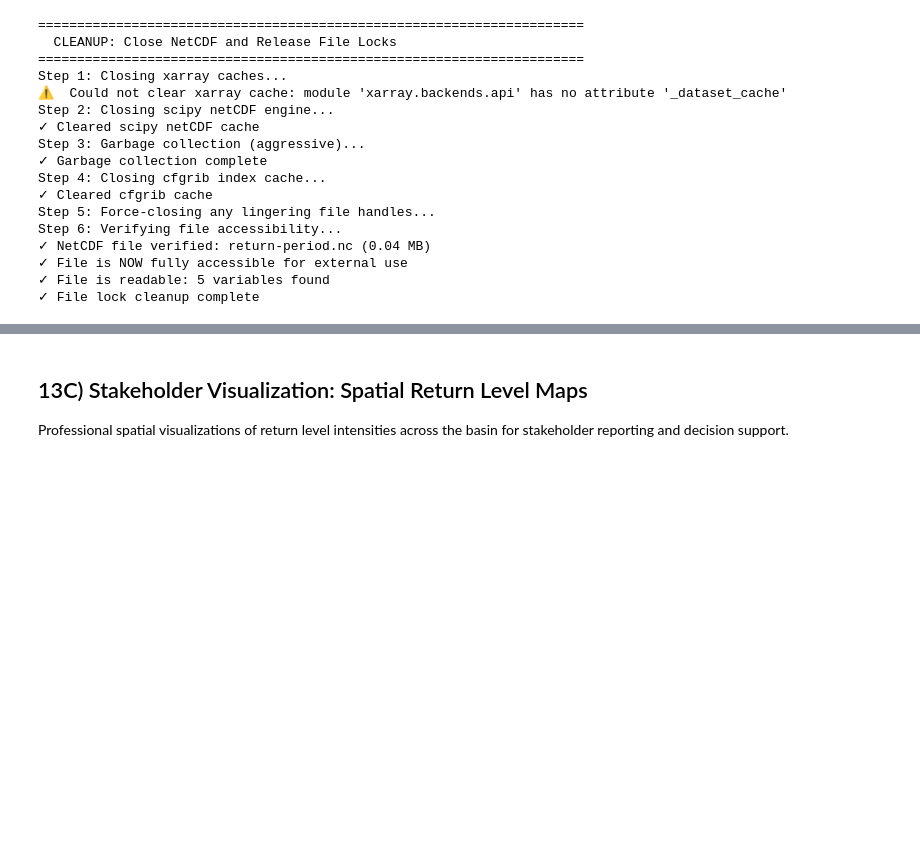
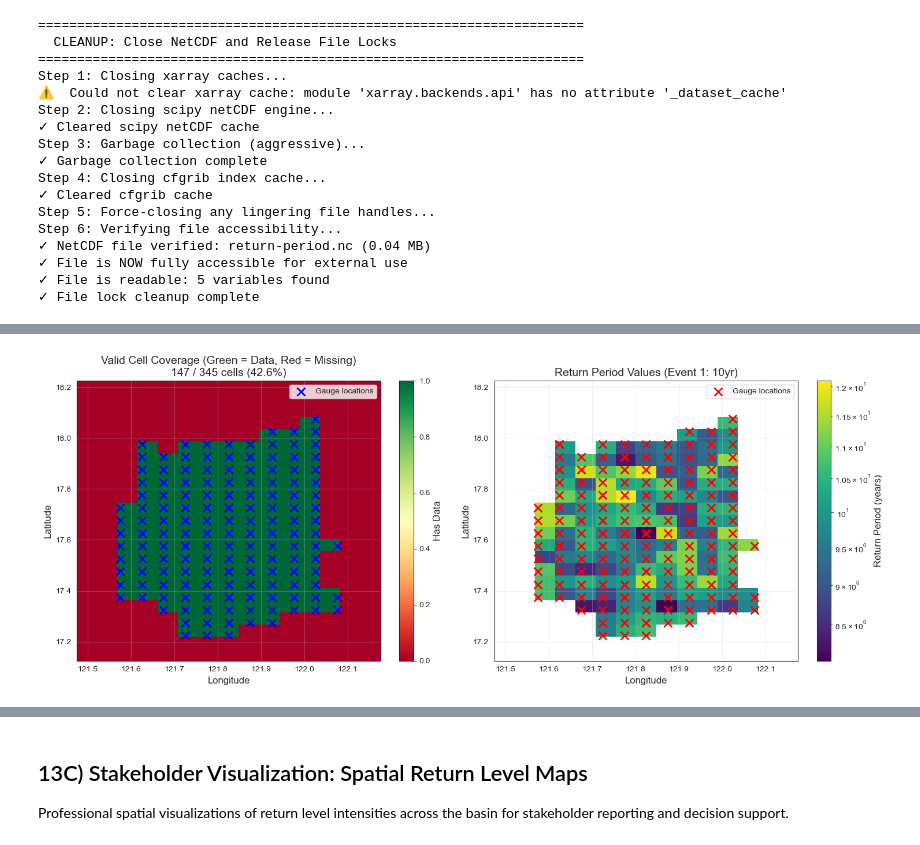
Before and after one commit to rodekruis/GLOFAS_ImpactFloodForecasting_PHL, a Jupyter notebook: calibration/notebooks/01_evt_pot_calibration_workflow.ipynb, the cells around one changed output, grey strips where cells are left out. Cells and saved outputs as stored; diff of their text form; code cells hidden in the pictures; blank space fills up the shorter version.

```diff
--- a/calibration/notebooks/01_evt_pot_calibration_workflow.ipynb
+++ b/calibration/notebooks/01_evt_pot_calibration_workflow.ipynb
@@ -2844,0 +3047,80 @@ Step 6: Verifying file accessibility...
+# %%
+# === Section 13.5B: Visualize Return Period Grid Coverage ===
+
+"""
+Visualize which grid cells have valid data vs. missing data.
+Shows the spatial coverage of the return period conversion.
+"""
+
+import matplotlib.pyplot as plt
+import matplotlib.patches as mpatches
+from matplotlib.colors import ListedColormap
+
+# Create a binary mask of valid cells for the first event
+valid_mask = ~np.isnan(return_period_grid[0])  # True where data exists
+
+# Create figure with subplots
+fig, axes = plt.subplots(1, 2, figsize=(15, 6))
+
+# Subplot 1: Valid cell coverage
+ax = axes[0]
+im1 = ax.imshow(valid_mask, extent=[lons.min(), lons.max(), lats.min(), lats.max()],
+                 origin='lower', cmap='RdYlGn', aspect='auto', interpolation='nearest')
+ax.scatter(gpd_params['longitude'].values, gpd_params['latitude'].values,
+          marker='x', s=100, c='blue', linewidths=2, label='Gauge locations', zorder=5)
+ax.set_xlabel('Longitude')
+ax.set_ylabel('Latitude')
+ax.set_title(f'Valid Cell Coverage (Green = Data, Red = Missing)\n{np.sum(valid_mask)} / {valid_mask.size} cells ({100*np.sum(valid_mask)/valid_mask.size:.1f}%)')
+ax.legend()
+ax.grid(True, alpha=0.3)
+cbar1 = plt.colorbar(im1, ax=ax)
+cbar1.set_label('Has Data')
+
+# Subplot 2: Return period values for first event
+ax = axes[1]
+rp_first = return_period_grid[0].copy()
+im2 = ax.imshow(rp_first, extent=[lons.min(), lons.max(), lats.min(), lats.max()],
+                origin='lower', cmap='viridis', aspect='auto', norm='log')
+ax.scatter(gpd_params['longitude'].values, gpd_params['latitude'].values,
+          marker='x', s=100, c='red', linewidths=2, label='Gauge locations', zorder=5)
+ax.set_xlabel('Longitude')
+ax.set_ylabel('Latitude')
+ax.set_title(f'Return Period Values (Event 1: {return_periods[0]:.0f}yr)')
+ax.legend()
+ax.grid(True, alpha=0.3)
+cbar2 = plt.colorbar(im2, ax=ax)
+cbar2.set_label('Return Period (years)')
+
+plt.tight_layout()
+plt.savefig(out_root / 'return_period_coverage_map.png', dpi=150, bbox_inches='tight')
+plt.show()
+
+# Summary statistics
+print("\n" + "="*70)
+print("RETURN PERIOD GRID COVERAGE ANALYSIS")
+print("="*70)
+
+coverage_by_event = []
+for event_idx in range(n_events):
+    valid = ~np.isnan(return_period_grid[event_idx])
+    pct = 100 * np.sum(valid) / valid.size
+    coverage_by_event.append(pct)
+    rp_target = return_periods[event_idx]
+    print(f"Event {event_idx+1} (RP={rp_target:6.0f}yr): {np.sum(valid):3d}/{valid.size} cells ({pct:5.1f}%)")
+
+print(f"\nOverall statistics:")
+print(f"  Grid dimensions: {n_lat} × {n_lon} = {n_lat * n_lon} cells")
+print(f"  Average coverage: {np.mean(coverage_by_event):.1f}%")
+print(f"  Min coverage: {np.min(coverage_by_event):.1f}%")
+print(f"  Max coverage: {np.max(coverage_by_event):.1f}%")
+
+print(f"\nGauge spatial distribution:")
+print(f"  Latitude range: {gpd_params['latitude'].min():.4f}° to {gpd_params['latitude'].max():.4f}°")
+print(f"  Longitude range: {gpd_params['longitude'].min():.4f}° to {gpd_params['longitude'].max():.4f}°")
+print(f"  Grid lat range: {lats.min():.4f}° to {lats.max():.4f}°")
+print(f"  Grid lon range: {lons.min():.4f}° to {lons.max():.4f}°")
+print(f"  Gap outside gauges: ~{0.025*(n_lat + n_lon)/2:.3f}° (due to 0.1° padding)")
+
+print(f"\n✓ Coverage map saved: return_period_coverage_map.png")
+# %% [output]
+[figure, added]
```
Also changed, not shown: parts of 7 cells of this notebook, 9 other files.
